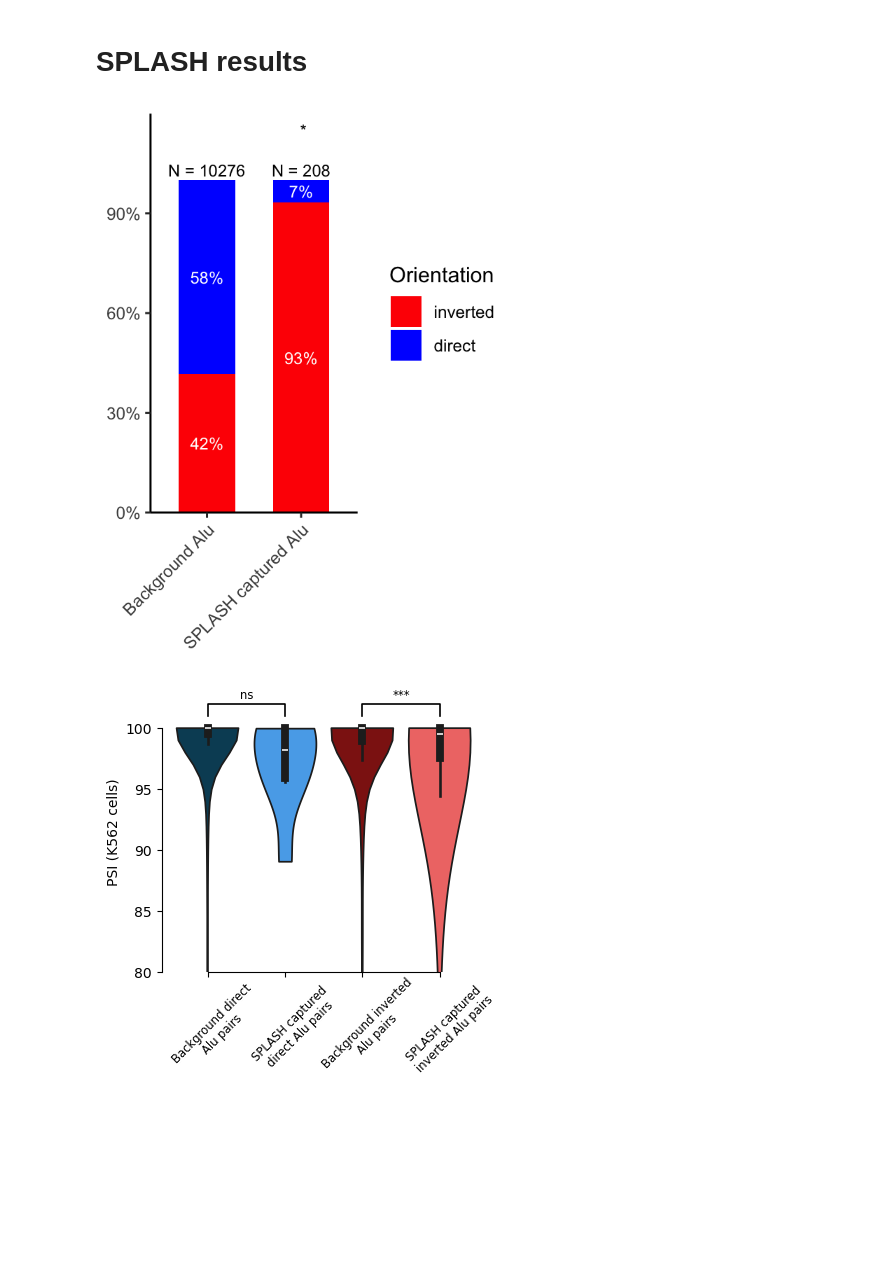
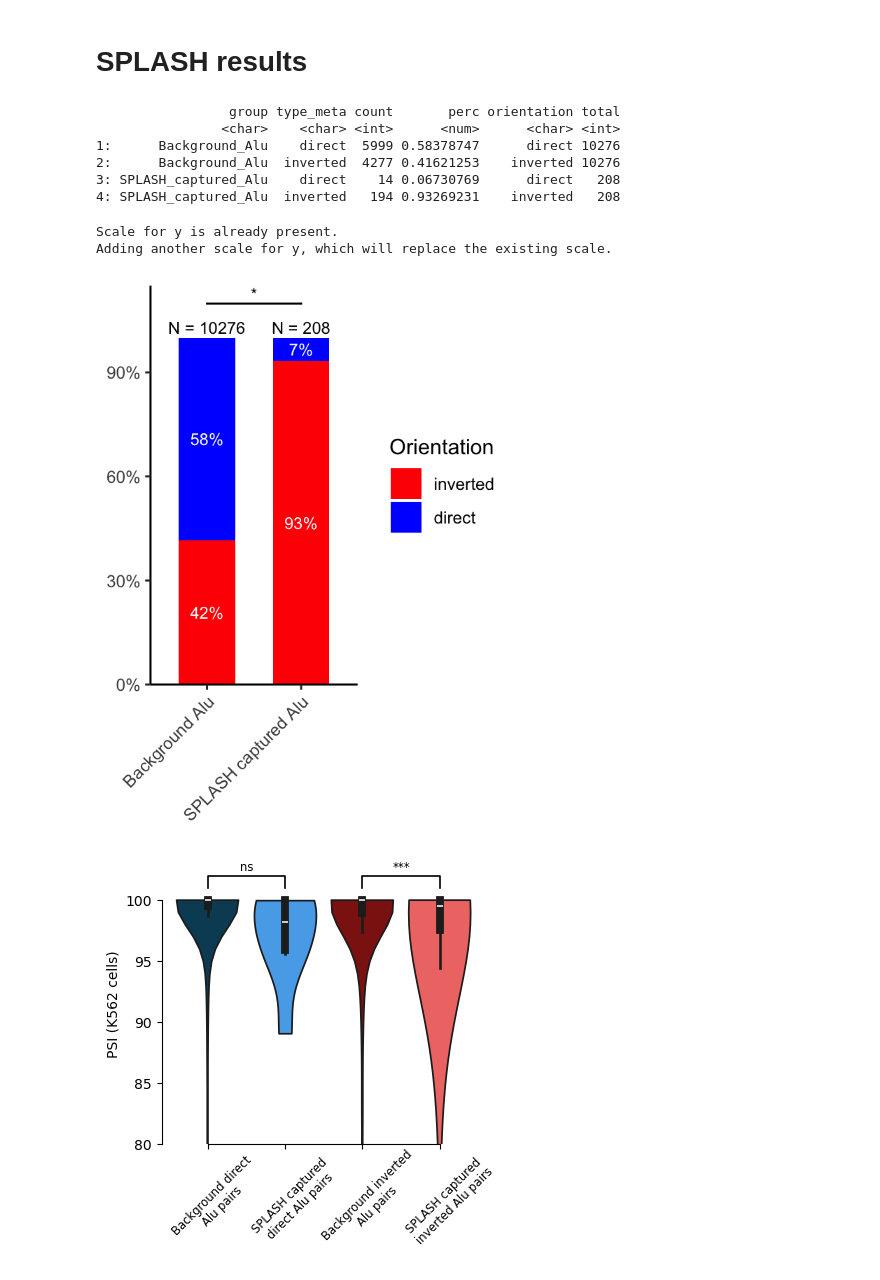
Before and after one commit to Hyunbeen-Lee/RNA_Alu_paper_figure, a Jupyter notebook: Notebooks/figure_1.ipynb, the cells around one changed output. Cells and saved outputs as stored; diff of their text form; code cells hidden in the pictures; blank space fills up the shorter version.

```diff
--- a/Notebooks/figure_1.ipynb
+++ b/Notebooks/figure_1.ipynb
@@ -189,6 +172,17 @@ random_alu_plot
 %%R
 
 Fig1E_repeat_types <- fread("../Data//Fig2_Alu_pair_types.txt")
+# %%
+%%R
+
+data_sub
+# %% [output]
+                 group type_meta count       perc orientation total
+                <char>    <char> <int>      <num>      <char> <int>
+1:      Background_Alu    direct  5999 0.58378747      direct 10276
+2:      Background_Alu  inverted  4277 0.41621253    inverted 10276
+3: SPLASH_captured_Alu    direct    14 0.06730769      direct   208
+4: SPLASH_captured_Alu  inverted   194 0.93269231    inverted   208
 # %%
 %%R -w 3 -h 4 --units in -r 200
 
@@ -215,49 +209,52 @@ p_value <- fisher_result$p.value
 sig_label <- ifelse(p_value < 0.05, "*", "ns")
 
 # Prepare a data frame of totals for annotation.
 totals <- unique(data_sub[, .(group, total)])
 
-# Create the proportional stacked bar plot.
 Fig1E <- ggplot(data_sub, aes(x = group, y = perc, fill = orientation)) +
   geom_bar(stat = "identity", position = "fill", width = 0.6) +
-  # Rename the legend to 'Orientation' and set fill colors.
   scale_fill_manual(
     name = "Orientation",
     values = c("inverted" = "red", "direct" = "blue")
   ) +
   geom_text(aes(label = scales::percent(perc, accuracy = 1)),
             position = position_fill(vjust = 0.5),
-            color = "white",
-            size = 3) +
+            color = "white", size = 3) +
   geom_text(data = totals,
             aes(x = group, y = 1.03, label = paste("N =", total)),
-            inherit.aes = FALSE,
-            size = 3) +
+            inherit.aes = FALSE, size = 3) +
   scale_y_continuous(labels = scales::percent_format(),
                      expand = c(0, 0),
                      limits = c(0, 1.2)) +
-  # Update the x-axis to remove underscores and rotate labels.
-  scale_x_discrete(labels = c("SPLASH_captured_Alu" = "SPLASH captured Alu",
-                              "Background_Alu" = "Background Alu")) +
+  scale_x_discrete(labels = c(
+    "SPLASH_captured_Alu" = "SPLASH captured Alu",
+    "Background_Alu" = "Background Alu"
+  )) +
   theme_classic() +
   theme(
     axis.title.x = element_blank(),
     axis.title.y = element_blank(),
     axis.text.x = element_text(angle = 45, hjust = 1),
     legend.position = "right",
     legend.direction = "vertical"
   ) +
+
   guides(fill = guide_legend(reverse = TRUE)) +
-  # Annotate the Fisher's test result above the SPLASH_captured_Alu bar.
-  annotate("text",
-           x = "SPLASH_captured_Alu",
-           y = 1.15,
-           label = paste("", sig_label),
-           size = 3)
+  geom_signif(comparisons = list(c("Background_Alu", "SPLASH_captured_Alu")),
+              annotations = sig_label,
+              y_position = 1.05,
+              tip_length = 0,
+              textsize = 3) +
+  #ylim(c(0, 1.5))  +
+    scale_y_continuous(labels = scales::percent_format(),
+                     expand = c(0, 0),
+                     limits = c(0, 1.15))
 
 print(Fig1E)
 # %% [output]
+Scale for y is already present.
+Adding another scale for y, which will replace the existing scale.
-[figure, old version]
+[figure, new version]
 # %%
 
 alu_meta_ext = pd.read_csv("../Data/alu_meta_ext.txt", sep = "\t")
```
Also changed, not shown: parts of 9 cells of this notebook, 2 other files.
